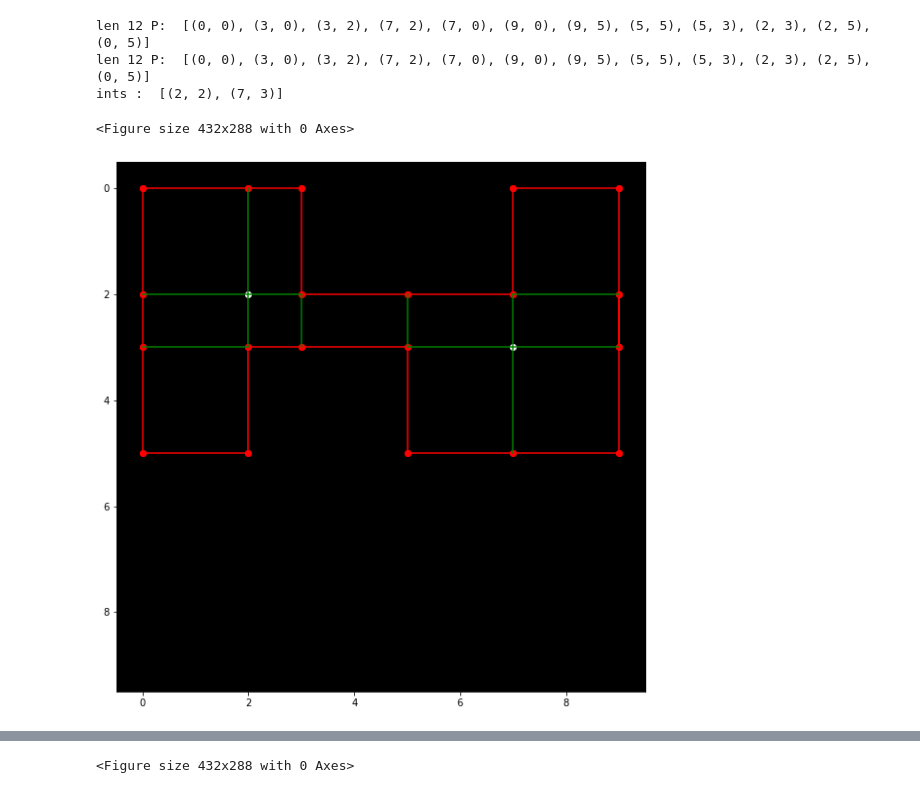
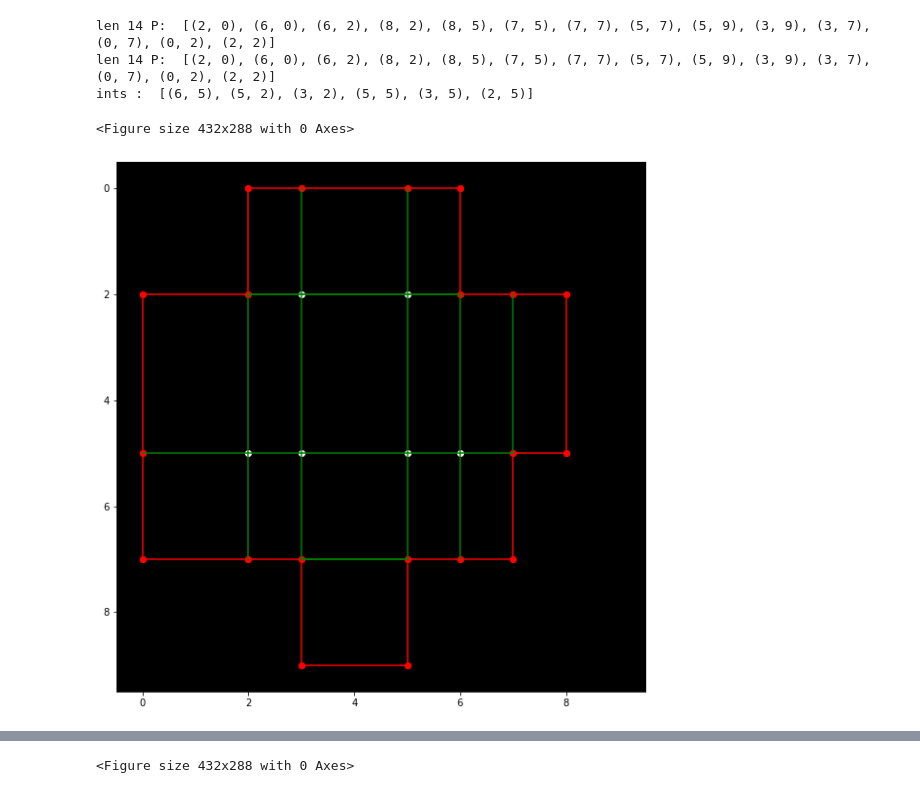
Before and after one commit to dsaha1656/orthogonal-hull, a Jupyter notebook: t4.ipynb, the cells around one changed output, grey strips where cells are left out. Drawn from its saved outputs; the diff is of its cells as text; code cells hidden in the pictures.

```diff
--- a/t4.ipynb
+++ b/t4.ipynb
@@ -263,8 +264,8 @@ def mergeRectangle(rectangles):
 # %%
 # FOR FINDING EDGES, CUT LINES AND INTERSECTION POINTS
 # points = [(0,0), (3,0), (3,2), (7,2), (7,3), (5,3), (2,3), (2,5), (0,5)]
-points = [(0,0), (3,0), (3,2), (7,2), (7,0), (9,0), (9,5), (5,5), (5,3), (2,3), (2,5), (0,5)]
-# points = [(2,0), (6,0), (6,2), (8,2), (8,5), (7,5), (7,7), (5,7), (5,9), (3,9), (3,7), (0,7), (0,2), (2,2) ]
+# points = [(0,0), (3,0), (3,2), (7,2), (7,0), (9,0), (9,5), (5,5), (5,3), (2,3), (2,5), (0,5)]
+points = [(2,0), (6,0), (6,2), (8,2), (8,5), (7,5), (7,7), (5,7), (5,9), (3,9), (3,7), (0,7), (0,2), (2,2) ]
 
 primary_poly = Polygon(points)
 cut_lines = []
@@ -277,37 +278,37 @@ for p in points:
     for edge in edges:
         proj_point = proj(edge[0], edge[1], p)
         if is_point_in_line(edge[0], edge[1], proj_point):
             cut = [p, proj_point]
             if p != proj_point and cut not in edges and not fallOnNoEdge(cut, edges):
                 if proj_point not in new_points:
                     new_points.insert(new_points.index(edge[0])+1, proj_point)
                 center_point = (cut[0][0] + cut[1][0])/2, (cut[0][1] + cut[1][1])/2
                 if not primary_poly.contains(Point(proj_point)) and not primary_poly.contains(Point(center_point)):
                     continue
                 cut_lines.append([p, proj_point])
 print("len", len(points), "P: ", points)
 
 intersections = []
 # FINDING INTERSECTION POINTS ON EACH EDGE
 for i in range(len(cut_lines)):
     for j in range(len(cut_lines)):
         line1 = cut_lines[i]
         line2 = cut_lines[j]
         if line1 == line2 or line1[0]==line2[0] or line1[0]==line2[1] or line1[1]==line2[0] or line1[1]==line2[1]:
             continue
         int_point = line_intersection(line1, line2)
         if int_point is not None and int_point not in intersections and int_point not in new_points:
             intersections.append(int_point)
 
 # print("len", len(points), "P: ", points)
 print("ints : ", intersections)
 showAsImage(new_points, cut_lines, intersections)
 # %% [output]
-len 12 P:  [(0, 0), (3, 0), (3, 2), (7, 2), (7, 0), (9, 0), (9, 5), (5, 5), (5, 3), (2, 3), (2, 5), (0, 5)]
-len 12 P:  [(0, 0), (3, 0), (3, 2), (7, 2), (7, 0), (9, 0), (9, 5), (5, 5), (5, 3), (2, 3), (2, 5), (0, 5)]
-ints :  [(2, 2), (7, 3)]
+len 14 P:  [(2, 0), (6, 0), (6, 2), (8, 2), (8, 5), (7, 5), (7, 7), (5, 7), (5, 9), (3, 9), (3, 7), (0, 7), (0, 2), (2, 2)]
+len 14 P:  [(2, 0), (6, 0), (6, 2), (8, 2), (8, 5), (7, 5), (7, 7), (5, 7), (5, 9), (3, 9), (3, 7), (0, 7), (0, 2), (2, 2)]
+ints :  [(6, 5), (5, 2), (3, 2), (5, 5), (3, 5), (2, 5)]
 <Figure size 432x288 with 0 Axes>
-[figure, old version]
+[figure, new version]
 # %%
 # max_area without intersection points
 i = 0
```
Also changed, not shown: parts of 3 cells of this notebook.
